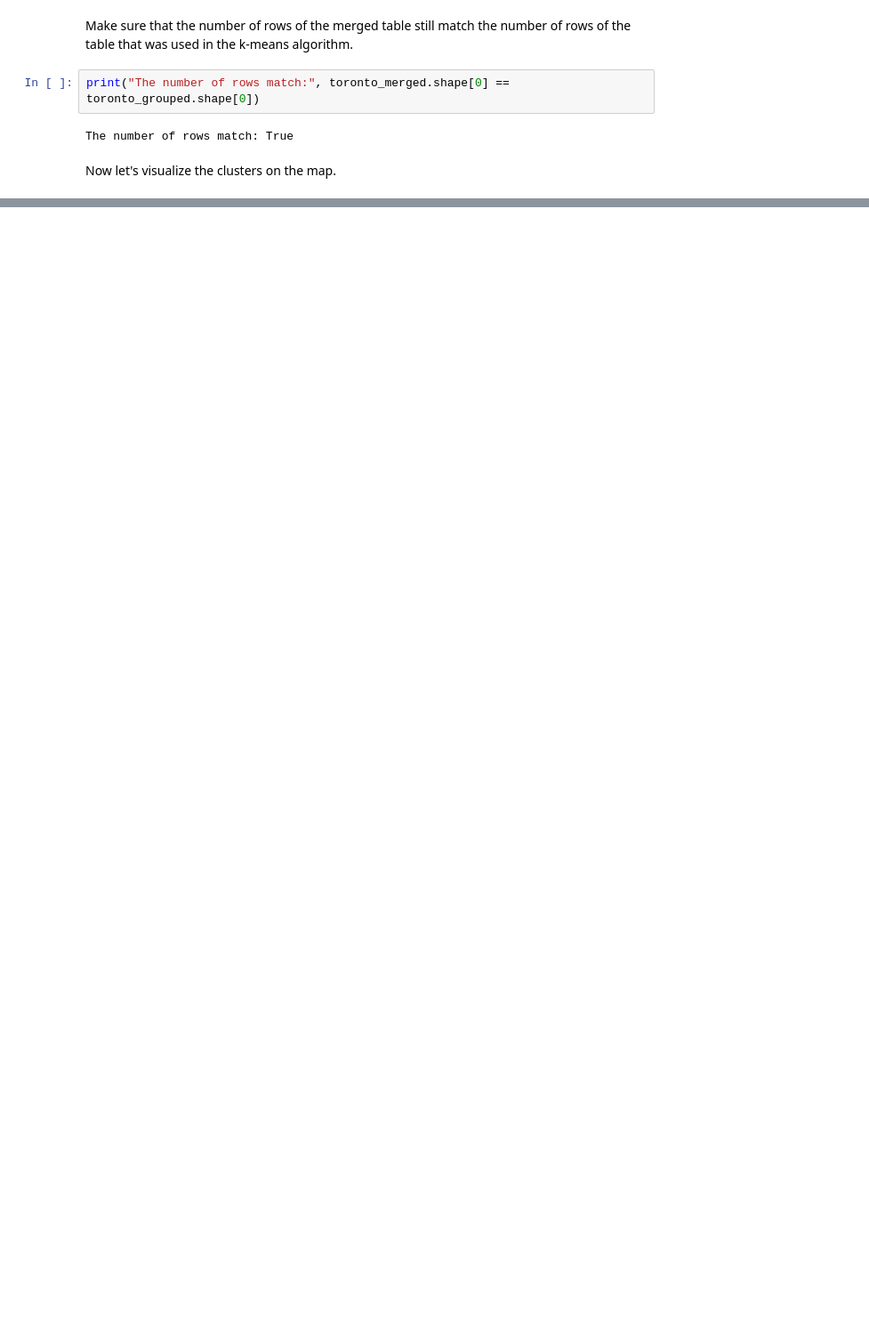
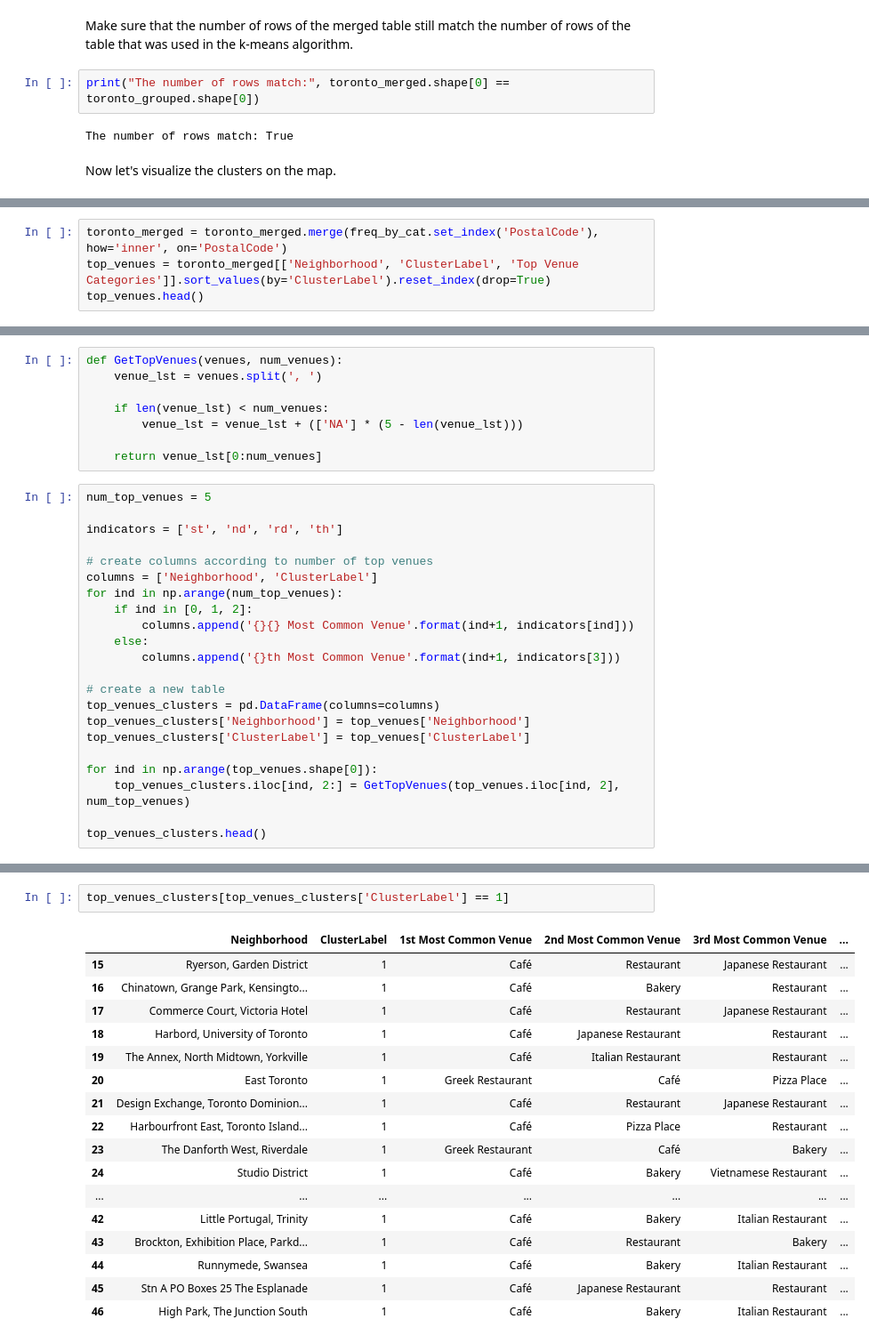
Before and after one commit to FuegoDiego/Coursera_Capstone, a Jupyter notebook: Segmenting and Clustering Neighborhoods in Toronto.ipynb, the cells around one changed output, grey strips where cells are left out. Shown at 89% size. Drawn from its saved outputs; the diff is of its cells as text; blank space fills up the shorter version.

```diff
--- a/Segmenting and Clustering Neighborhoods in Toronto.ipynb
+++ b/Segmenting and Clustering Neighborhoods in Toronto.ipynb
@@ -423,0 +401,4 @@ toronto_venues.loc[toronto_venues['PostalCode'].isin(p_codes)]
+# %%
+toronto_merged = toronto_merged.merge(freq_by_cat.set_index('PostalCode'), how='inner', on='PostalCode')
+top_venues = toronto_merged[['Neighborhood', 'ClusterLabel', 'Top Venue Categories']].sort_values(by='ClusterLabel').reset_index(drop=True)
+top_venues.head()
@@ -423,0 +412,30 @@ toronto_venues.loc[toronto_venues['PostalCode'].isin(p_codes)]
+# %%
+def GetTopVenues(venues, num_venues):
+    venue_lst = venues.split(', ')
+
+    if len(venue_lst) < num_venues:
+        venue_lst = venue_lst + (['NA'] * (5 - len(venue_lst)))
+
+    return venue_lst[0:num_venues]
+# %%
+num_top_venues = 5
+
+indicators = ['st', 'nd', 'rd', 'th']
+
+# create columns according to number of top venues
+columns = ['Neighborhood', 'ClusterLabel']
+for ind in np.arange(num_top_venues):
+    if ind in [0, 1, 2]:
+        columns.append('{}{} Most Common Venue'.format(ind+1, indicators[ind]))
+    else:
+        columns.append('{}th Most Common Venue'.format(ind+1, indicators[3]))
+
+# create a new table
+top_venues_clusters = pd.DataFrame(columns=columns)
+top_venues_clusters['Neighborhood'] = top_venues['Neighborhood']
+top_venues_clusters['ClusterLabel'] = top_venues['ClusterLabel']
+
+for ind in np.arange(top_venues.shape[0]):
+    top_venues_clusters.iloc[ind, 2:] = GetTopVenues(top_venues.iloc[ind, 2], num_top_venues)
+
+top_venues_clusters.head()
@@ -423,0 +476,20 @@ toronto_venues.loc[toronto_venues['PostalCode'].isin(p_codes)]
+# %%
+top_venues_clusters[top_venues_clusters['ClusterLabel'] == 1]
+# %% [output]
+|  | Neighborhood | ClusterLabel | 1st Most Common Venue | 2nd Most Common Venue | 3rd Most Common Venue | ... |
+| 15 | Ryerson, Garden District | 1 | Café | Restaurant | Japanese Restaurant | ... |
+| 16 | Chinatown, Grange Park, Kensingto... | 1 | Café | Bakery | Restaurant | ... |
+| 17 | Commerce Court, Victoria Hotel | 1 | Café | Restaurant | Japanese Restaurant | ... |
+| 18 | Harbord, University of Toronto | 1 | Café | Japanese Restaurant | Restaurant | ... |
+| 19 | The Annex, North Midtown, Yorkville | 1 | Café | Italian Restaurant | Restaurant | ... |
+| 20 | East Toronto | 1 | Greek Restaurant | Café | Pizza Place | ... |
+| 21 | Design Exchange, Toronto Dominion... | 1 | Café | Restaurant | Japanese Restaurant | ... |
+| 22 | Harbourfront East, Toronto Island... | 1 | Café | Pizza Place | Restaurant | ... |
+| 23 | The Danforth West, Riverdale | 1 | Greek Restaurant | Café | Bakery | ... |
+| 24 | Studio District | 1 | Café | Bakery | Vietnamese Restaurant | ... |
+| ... | ... | ... | ... | ... | ... | ... |
+| 42 | Little Portugal, Trinity | 1 | Café | Bakery | Italian Restaurant | ... |
+| 43 | Brockton, Exhibition Place, Parkd... | 1 | Café | Restaurant | Bakery | ... |
+| 44 | Runnymede, Swansea | 1 | Café | Bakery | Italian Restaurant | ... |
+| 45 | Stn A PO Boxes 25 The Esplanade | 1 | Café | Japanese Restaurant | Restaurant | ... |
+| 46 | High Park, The Junction South | 1 | Café | Bakery | Italian Restaurant | ... |
```
Also changed, not shown: parts of 32 cells of this notebook.
